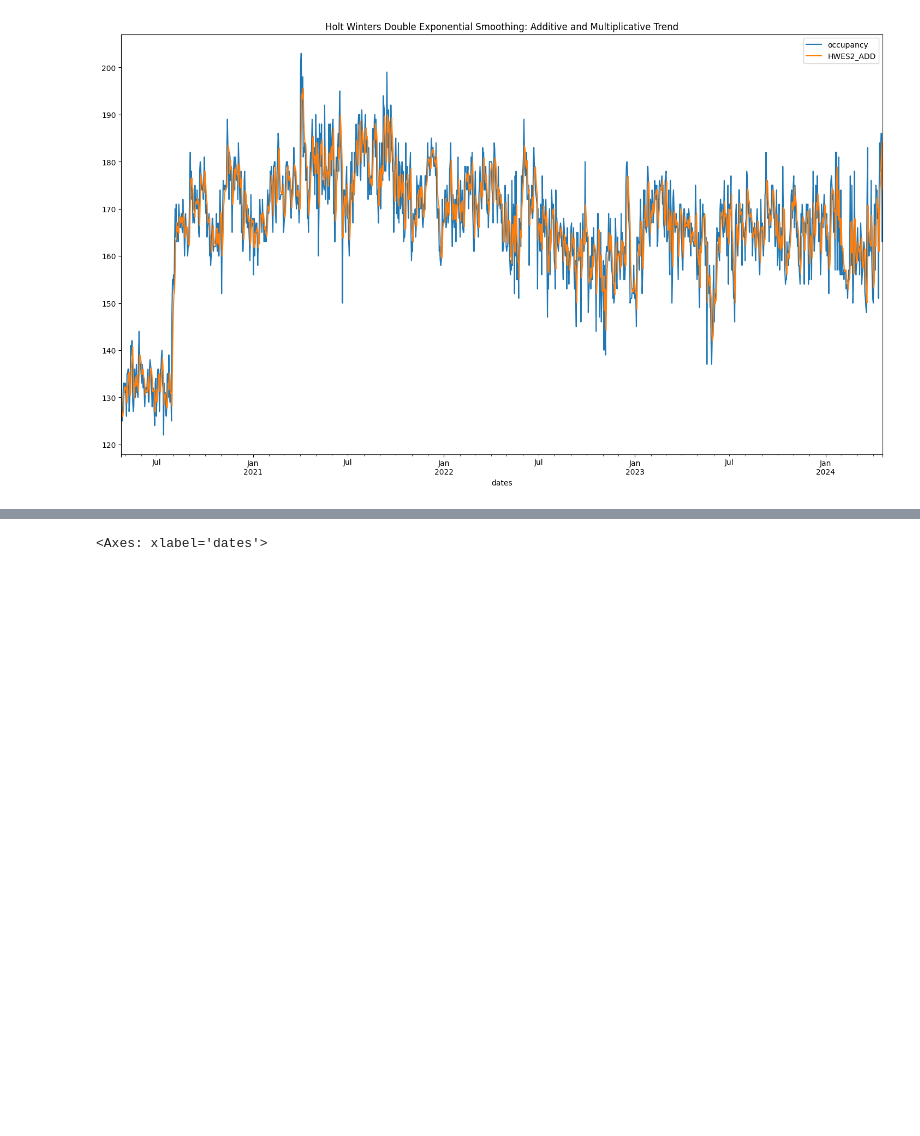
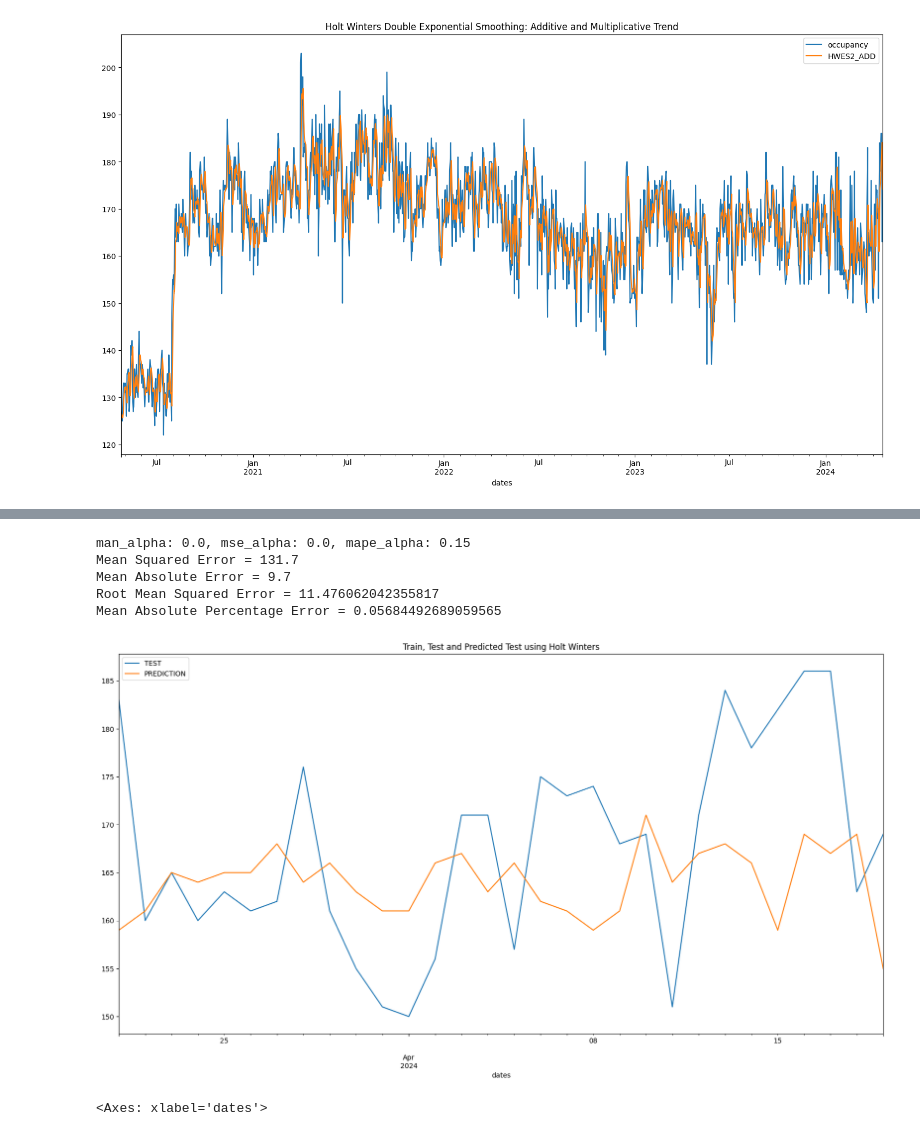
Before and after one commit to aaronbittel/intelligent-planning-of-care-staff, a Jupyter notebook: holt_winter/holt_winter_notebook.ipynb, the cells around one changed output, grey strips where cells are left out. Cells and saved outputs as stored; diff of their text form; code cells hidden in the pictures; blank space fills up the shorter version.

Commit message:
' implemented parameter tests to find best param- eters and tested for seasonality and trend.'

```diff
--- a/holt_winter/holt_winter_notebook.ipynb
+++ b/holt_winter/holt_winter_notebook.ipynb
@@ -105,12 +155,3 @@ holt_params = {
 #train and test
 train_health = health[0:len(health)-target_days]
 test_health = health[len(health)-target_days:len(health)]
-# %%
-fitted_model = ExponentialSmoothing(train_health['occupancy'],**holt_params).fit(smoothing_level=0.8,smoothing_trend=0.2,
-                                                                            smoothing_seasonal=0.9)
-test_predictions = fitted_model.forecast(target_days)
-test_predictions = test_predictions.astype(int)
-test_health['occupancy'].plot(legend=True,label='TRAIN')
-test_health['occupancy'].plot(legend=True,label='TEST',figsize=(20,10))
-test_predictions.plot(legend=True,label='PREDICTION')
-plt.title('Train, Test and Predicted Test using Holt Winters')
@@ -120,3 +189,50 @@ Text(0.5, 1.0, 'Train, Test and Predicted Test using Holt Winters')
+# %%
+man_alpha = 1000
+mse_alpha = 1000
+mape_alpha = 1000
+man = 1000
+mse = 1000
+mape = 1000
+
+for i in np.arange(0.0, 0.16, 0.01):
+    fitted_model = ExponentialSmoothing(train_health['occupancy'],**holt_params).fit(smoothing_level=0.89, smoothing_trend=0.0,
+                                                                                smoothing_seasonal=0.0)
+    test_predictions = fitted_model.forecast(target_days)
+    test_predictions = test_predictions.astype(int)
+    # test_health['occupancy'].plot(legend=True,label='TRAIN')
+
+    if mean_absolute_error(test_health, test_predictions) < man:
+        man_alpha = i
+    if mean_squared_error(test_health, test_predictions) < man:
+        mse_alpha = i
+    if mean_absolute_percentage_error(test_health, test_predictions) < man:
+        mape_alpha = i
+
+    man = mean_absolute_error(test_health,test_predictions)
+    mse = mean_squared_error(test_health,test_predictions)
+    mape= mean_absolute_percentage_error(test_health,test_predictions)
+
+
+fitted_model = ExponentialSmoothing(train_health['occupancy'],**holt_params).fit(smoothing_level=0.89, smoothing_trend=0.0,
+                                                                                smoothing_seasonal=0.0)
+test_predictions = fitted_model.forecast(target_days)
+test_predictions = test_predictions.astype(int)
+test_health['occupancy'].plot(legend=True,label='TEST',figsize=(20,10))
+test_predictions.plot(legend=True,label='PREDICTION')
+plt.title('Train, Test and Predicted Test using Holt Winters')
+from sklearn.metrics import mean_absolute_error,mean_squared_error,mean_absolute_percentage_error
+print(f'man_alpha: {man_alpha}, mse_alpha: {mse_alpha}, mape_alpha: {mape_alpha}')
+print(f'Mean Squared Error = {mean_squared_error(test_health,test_predictions)}')
+print(f'Mean Absolute Error = {mean_absolute_error(test_health,test_predictions)}')
+print(f'Root Mean Squared Error = {np.sqrt(mean_squared_error(test_health,test_predictions))}')
+print(f'Mean Absolute Percentage Error = {mean_absolute_percentage_error(test_health,test_predictions)}')
+# %% [output]
+man_alpha: 0.0, mse_alpha: 0.0, mape_alpha: 0.15
+Mean Squared Error = 131.7
+Mean Absolute Error = 9.7
+Root Mean Squared Error = 11.476062042355817
+Mean Absolute Percentage Error = 0.05684492689059565
+[figure, added]
 # %%
 test_health['occupancy'].plot(legend=True,label='TEST',figsize=(9,6))
 #test_predictions.plot(legend=True,label='PREDICTION',xlim=['1959–01–01','1961–01–01'])
```
Also changed, not shown: parts of 8 cells of this notebook, 5 other files.
